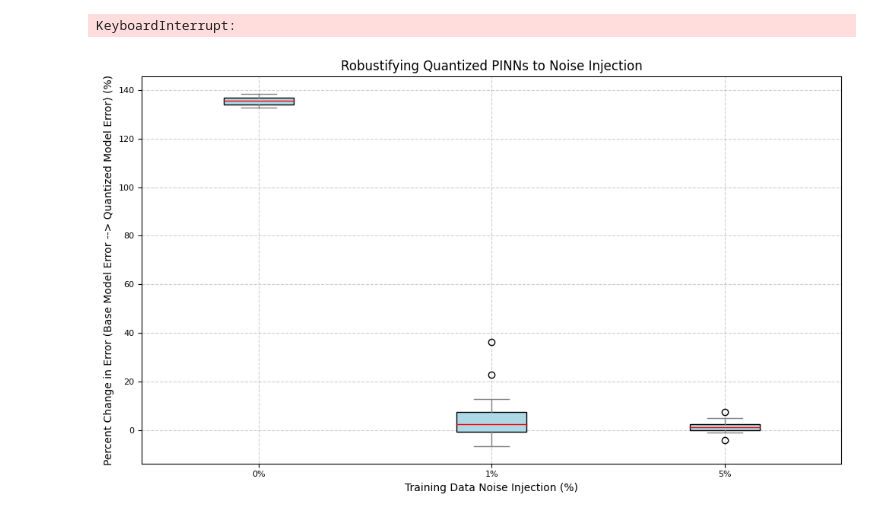
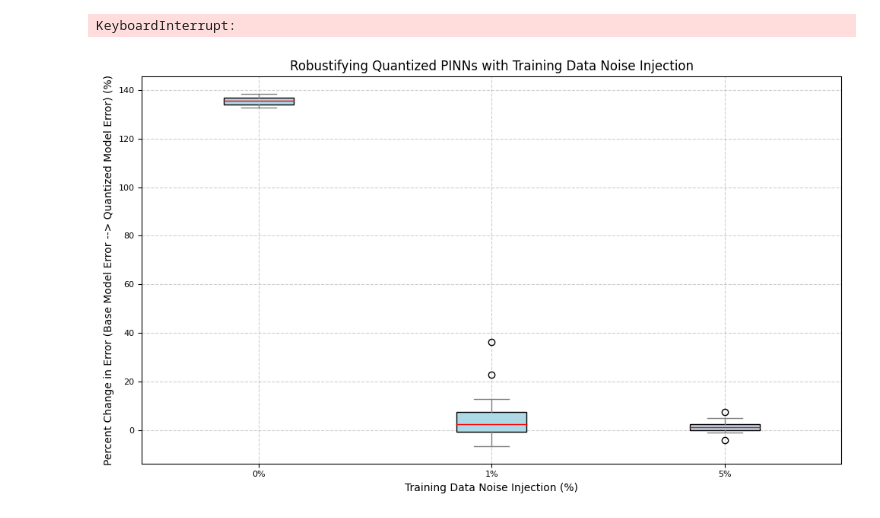
Before and after one commit to IseanB/Robustifying-Dynamic-Quantization-of-PINNs, a Jupyter notebook: Burgers Identification (PyTorch).ipynb, the cells around one changed output. Drawn from its saved outputs; the diff is of its cells as text; code cells hidden in the pictures.

```diff
--- a/Burgers Identification (PyTorch).ipynb
+++ b/Burgers Identification (PyTorch).ipynb
@@ -1316,32 +1316,32 @@ data_05 = np.array([
 def percent_change(arr):
     base = arr[0]
     quant = arr[1]
     return 100 * (quant - base) / base
 
 
 # Calculate percent changes
 pct_base_00 = percent_change(base_00)
 pct_data_01 = percent_change(data_01)
 pct_data_05 = percent_change(data_05)
 
 
 mpl.rcParams['text.usetex'] = False
 # Plot box-and-whisker plot
 plt.figure(figsize=(10, 6))
 plt.boxplot(
     [pct_base_00, pct_data_01, pct_data_05],
     labels=['0%', '1%', '5%'],
     patch_artist=True,
     boxprops=dict(facecolor='lightblue'),
     medianprops=dict(color='red'),
     whiskerprops=dict(color='gray'),
     capprops=dict(color='gray')
 )
 plt.ylabel("Percent Change in Error (Base Model Error --> Quantized Model Error) (%)")
 plt.xlabel("Training Data Noise Injection (%)")
-plt.title("Robustifying Quantized PINNs to Noise Injection")
+plt.title("Robustifying Quantized PINNs with Training Data Noise Injection")
 plt.grid(True, linestyle='--', alpha=0.6)
 plt.tight_layout()
 plt.show()
 # %% [output]
-[figure, old version]
+[figure, new version]
```
Also changed, not shown: parts of 1 cell of this notebook.
